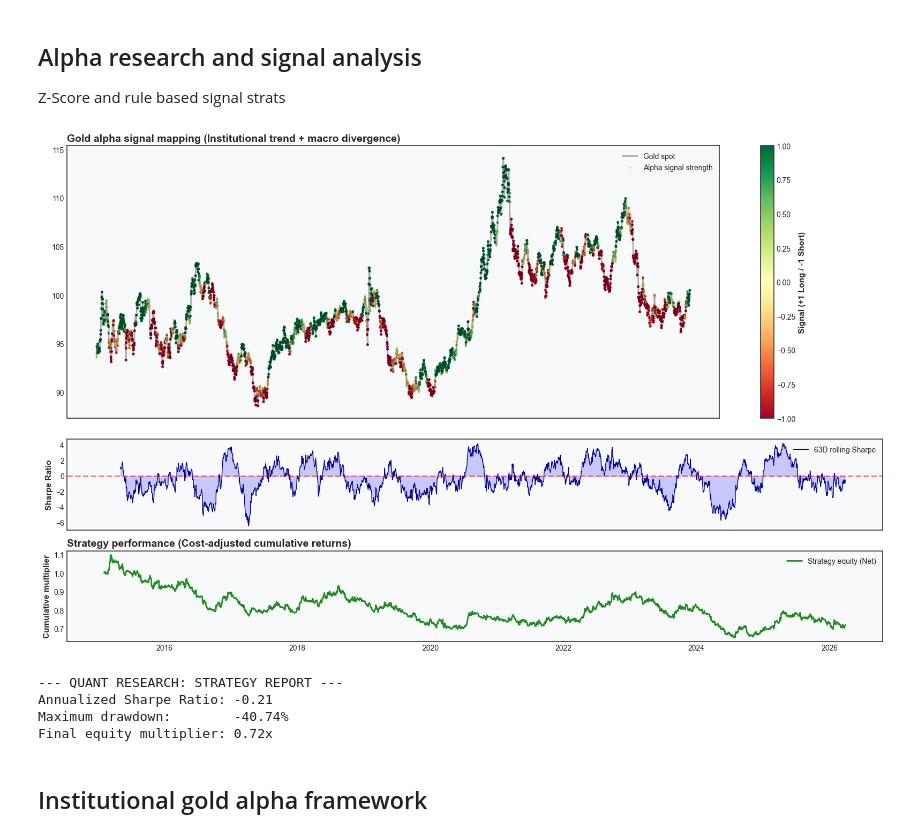
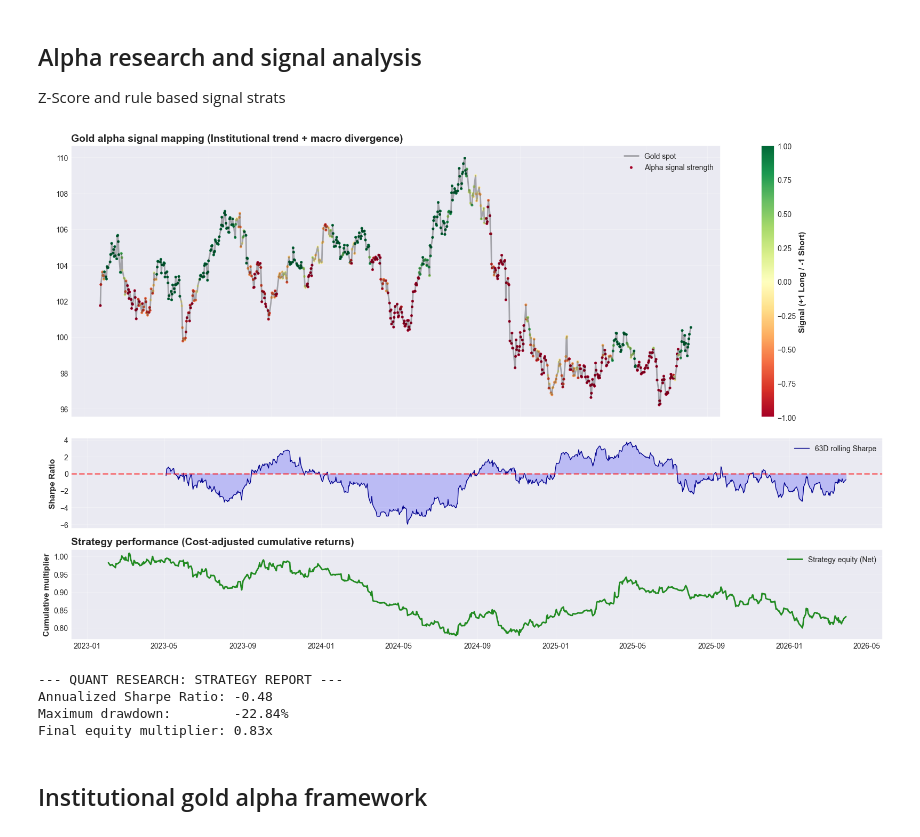
Before and after one commit to Gimkhana/Empirical_Analysis_FM, a Jupyter notebook: Applied_Research_Framework_Git/Applied_projects/Market_dashboard/AlphaResearch_Gold.ipynb, the cells around one changed output. Drawn from its saved outputs; the diff is of its cells as text; code cells hidden in the pictures.

Commit message:
Updated code gold signals
Update the notebook for gold signal strats

```diff
--- a/Applied_Research_Framework_Git/Applied_projects/Market_dashboard/AlphaResearch_Gold.ipynb
+++ b/Applied_Research_Framework_Git/Applied_projects/Market_dashboard/AlphaResearch_Gold.ipynb
@@ -649,7 +590,7 @@ Z-Score and rule based signal strats
 from scipy.stats import zscore
 
 class GoldAlphaResearch:
-    def __init__(self, start_date="2015-01-01"):
+    def __init__(self, start_date="2022-01-01"):
         self.tickers = {
             "gold": "GC=F",
             "dxy": "DX-Y.NYB",
@@ -735,39 +676,39 @@ class GoldAlphaResearch:
         # 2. Rolling Risk-Adjusted Return
         rolling_sharpe = (self.results['strat_ret_net'].rolling(63).mean() /
                           self.results['strat_ret_net'].rolling(63).std() * np.sqrt(252))
         axes[1].fill_between(rolling_sharpe.index, rolling_sharpe, 0, alpha=0.2, color='blue')
         axes[1].plot(rolling_sharpe.index, rolling_sharpe, color='darkblue', lw=1, label='63D rolling Sharpe')
         axes[1].axhline(0, color='red', linestyle='--', alpha=0.5)
         axes[1].set_ylabel("Sharpe Ratio")
         axes[1].legend()
 
         # 3. Strategy Equity Curve (Cumulative Net)
         axes[2].plot(self.results.index, self.results['cum_ret'], color='forestgreen', lw=2, label='Strategy equity (Net)')
         axes[2].set_title("Strategy performance (Cost-adjusted cumulative returns)", loc='left')
         axes[2].set_ylabel("Cumulative multiplier")
         axes[2].legend()
 
         plt.tight_layout()
         plt.show()
 
 # --- Execution ---
-research = GoldAlphaResearch(start_date="2015-01-01")
+research = GoldAlphaResearch(start_date="2023-01-01")
 research.fetch_data().generate_alpha().run_backtest().plot_dashboard()
 
 # Summary Metrics for the MD
 res = research.results['strat_ret_net']
 sharpe = (res.mean() / res.std()) * np.sqrt(252)
 max_dd = research.results['drawdown'].min()
 print(f"--- QUANT RESEARCH: STRATEGY REPORT ---")
 print(f"Annualized Sharpe Ratio: {sharpe:.2f}")
 print(f"Maximum drawdown:        {max_dd*100:.2f}%")
 print(f"Final equity multiplier: {research.results['cum_ret'].iloc[-1]:.2f}x")
 # %% [output]
-[figure, old version]
+[figure, new version]
 --- QUANT RESEARCH: STRATEGY REPORT ---
-Annualized Sharpe Ratio: -0.21
-Maximum drawdown:        -40.74%
-Final equity multiplier: 0.72x
+Annualized Sharpe Ratio: -0.48
+Maximum drawdown:        -22.84%
+Final equity multiplier: 0.83x
 # %% [markdown]
 ## Institutional gold alpha framework
 # %%
```
Also changed, not shown: parts of 7 cells of this notebook.
